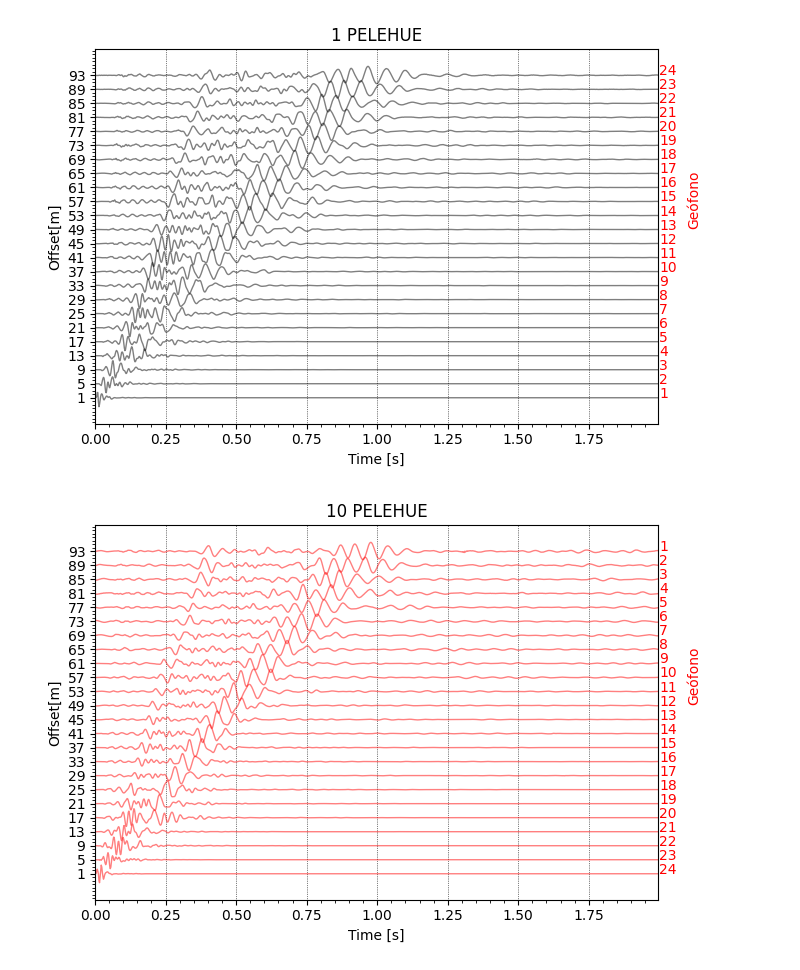
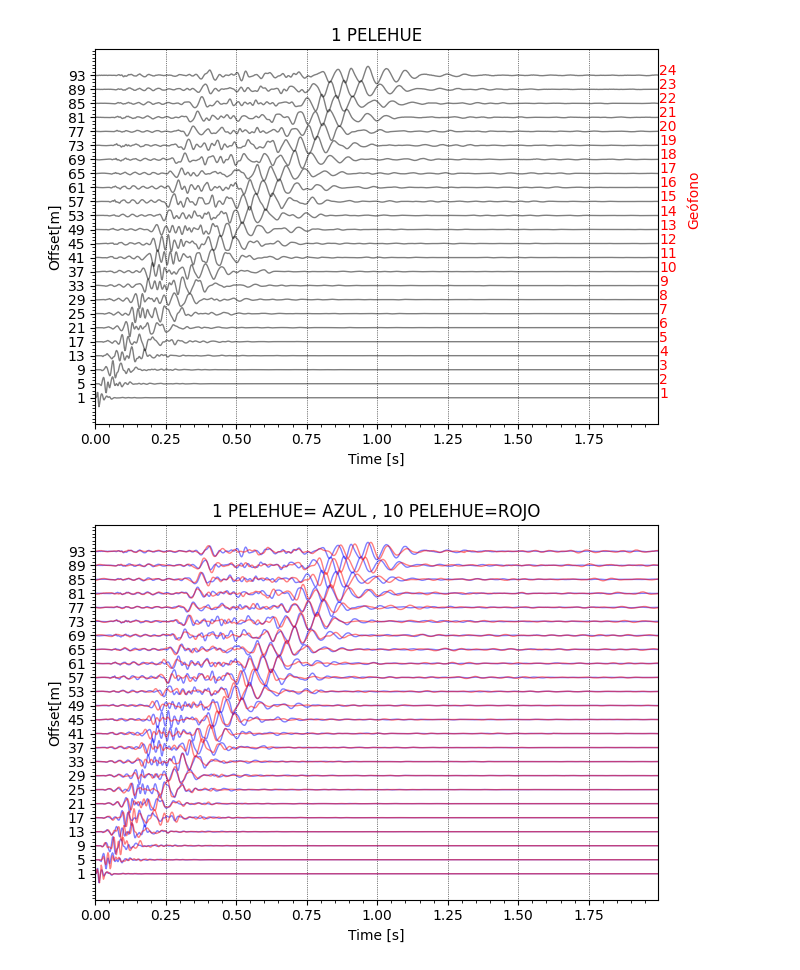
Before and after one commit to alexvillarroel/Prospeccion-geofisica, a Jupyter notebook: Cert1/cert1.ipynb, the cells around one changed output. Saved outputs shown, nothing was run; the diff lists cells and outputs as text; code cells hidden in the pictures.

```diff
--- a/Cert1/cert1.ipynb
+++ b/Cert1/cert1.ipynb
@@ -43,21 +43,19 @@ Text(0.5, 1.0, '1 PELEHUE')
 [figure]
 # %%
 fig2 = plt.figure()
+data1.plot(type='section', show=False, fig=fig2, orientation='horizontal',scale=1,color='b')
 data2.plot(type='section', show=False, fig=fig2, orientation='horizontal',scale=1,color='r')
 list=[]
 for i in np.arange(1,97,4):
     list.append(str(i))
 # Plot customization: Add station labels to offset axis
 ax2=fig2.axes[0]
-for tr in data2:
-    ax2.text(2.0,tr.stats.distance/1000, tr.stats.station,color='r')
+#for tr in data2:
+#    ax2.text(2.0,tr.stats.distance/1000, tr.stats.station,color='r')
 ytick=np.arange(0.001,0.097,0.004)
 ax2.set_ylabel('Offset[m]')
 ax2.set_yticks(ytick,list)
-ax2.text(2.1,0.05,'Geófono',rotation=90,color='r')
-ax2.set_title('10 PELEHUE')
-tr.stats.station
-data1.write('1PELEHUE.sac', format='SAC')
-data2.write('10PELEHUE.sac',format='SAC')
+#ax2.text(2.1,0.05,'Geófono',rotation=90,color='r')
+ax2.set_title('1 PELEHUE= AZUL , 10 PELEHUE=ROJO')
 # %% [output]
-[figure, old version]
+[figure, new version]
```
Also changed, not shown: parts of 1 cell of this notebook, 40 other files.
